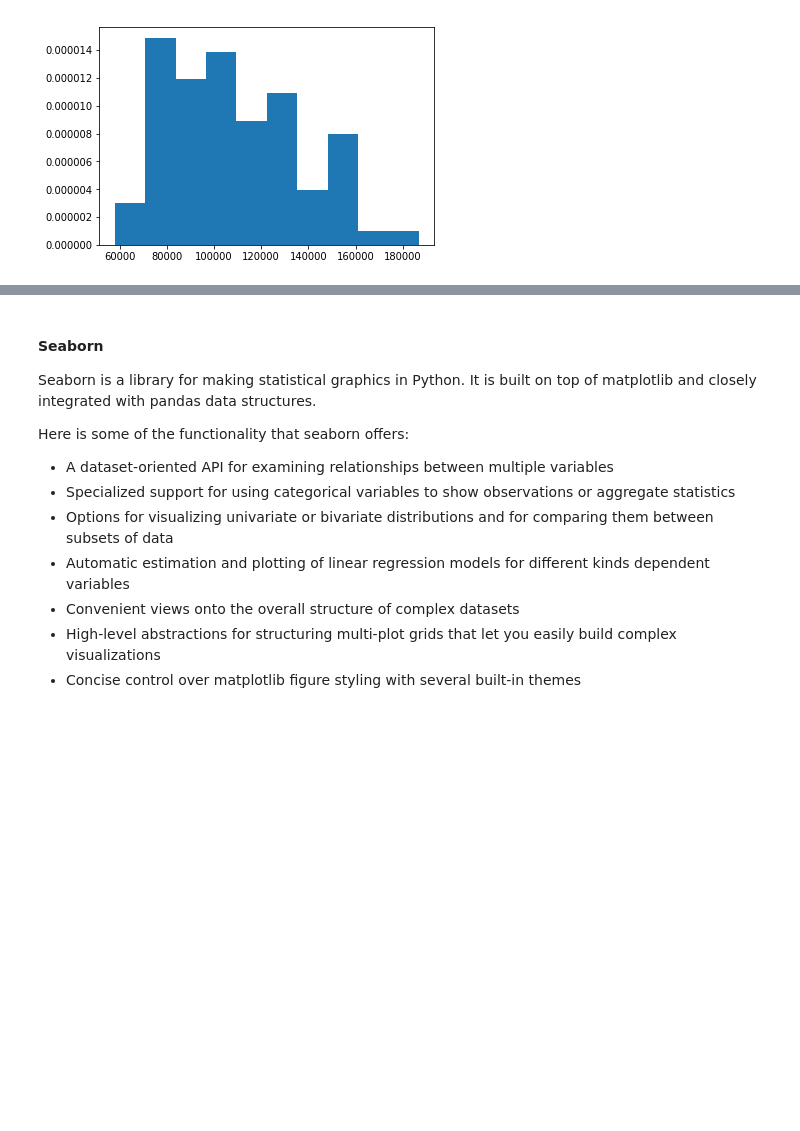
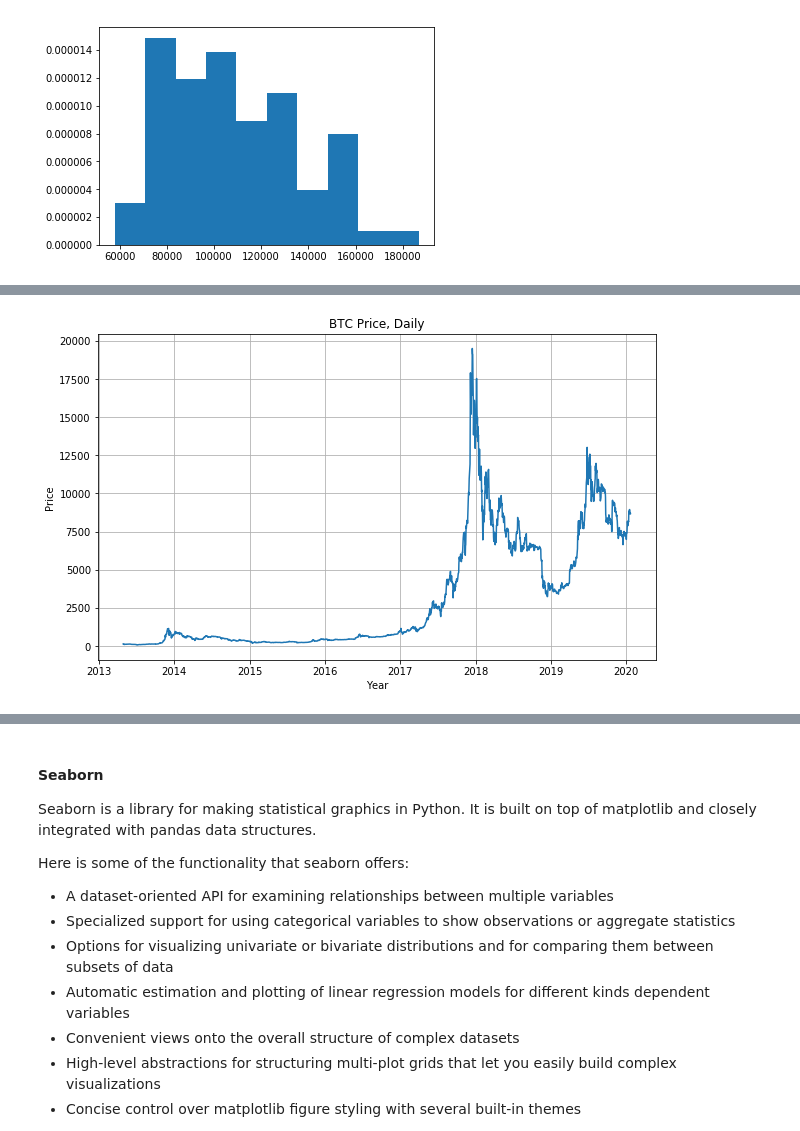
Before and after one commit to fbagirov/python_tutorial, a Jupyter notebook: python_tutorial_part3.ipynb, the cells around one changed output, grey strips where cells are left out. Cells and saved outputs as stored; diff of their text form; code cells hidden in the pictures; blank space fills up the shorter version.

```diff
--- a/python_tutorial_part3.ipynb
+++ b/python_tutorial_part3.ipynb
@@ -1126,0 +1106,10 @@ plt.hist(df['salary'],bins=10, density = True ) # density will do normalization
+# %%
+plt.figure(figsize=(10,6))
+plt.grid(True)
+plt.xlabel('Year')
+plt.ylabel('Price')
+plt.plot(df1)
+plt.title('BTC Price, Daily')
+plt.show()
+# %% [output]
+[figure, added]
```
Also changed, not shown: parts of 37 cells of this notebook, 5 other files.
